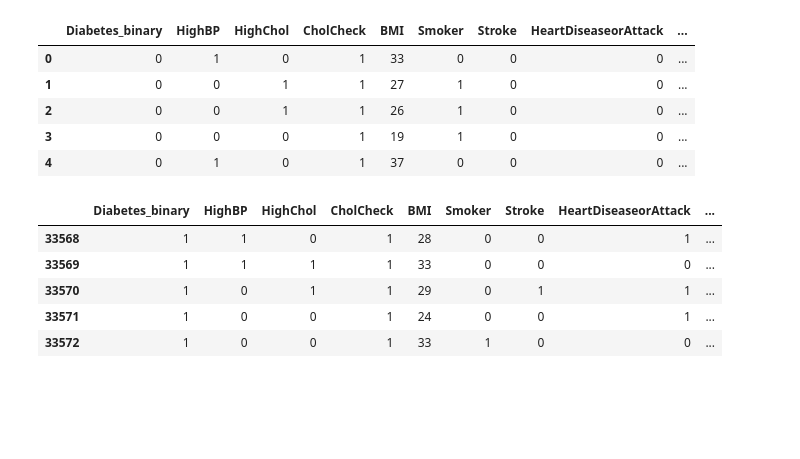
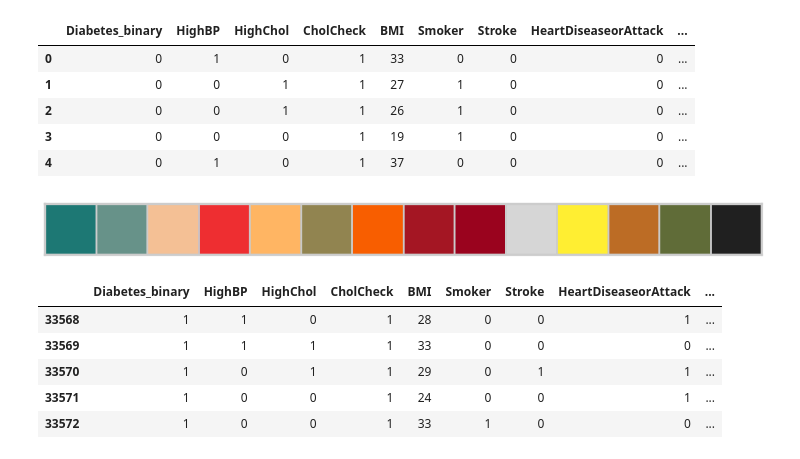
Before and after one commit to HanifCahyo/diabetes, a Jupyter notebook: diabetes.ipynb, the cells around one changed output. Saved outputs shown, nothing was run; the diff lists cells and outputs as text; code cells hidden in the pictures; blank space fills up the shorter version.

```diff
--- a/diabetes.ipynb
+++ b/diabetes.ipynb
@@ -141,11 +151,13 @@ df_temp.head().style.set_properties(**{"background-color": "#FEFAE0","color": "#
 # %%
 sns.set_style("whitegrid")
 sns.set_context("poster",font_scale = .7)
 
 palette = ["#1d7874","#679289","#f4c095","#ee2e31","#ffb563","#918450","#f85e00","#a41623","#9a031e","#d6d6d6","#ffee32","#BC6C25","#606C38","#202020"]
 
-# sns.palplot(sns.color_palette(palette))
-# plt.show()
+sns.palplot(sns.color_palette(palette))
+plt.show()
+# %% [output]
+[figure, added]
 # %%
 df_temp_pos = df_temp[df_temp["Diabetes_binary"] == 1]
 df_temp_pos.head().style.set_properties(**{"background-color": "#FEFAE0","color": "#BC6C25","border": "1.5px  solid black"})
```
Also changed, not shown: parts of 34 cells of this notebook.
